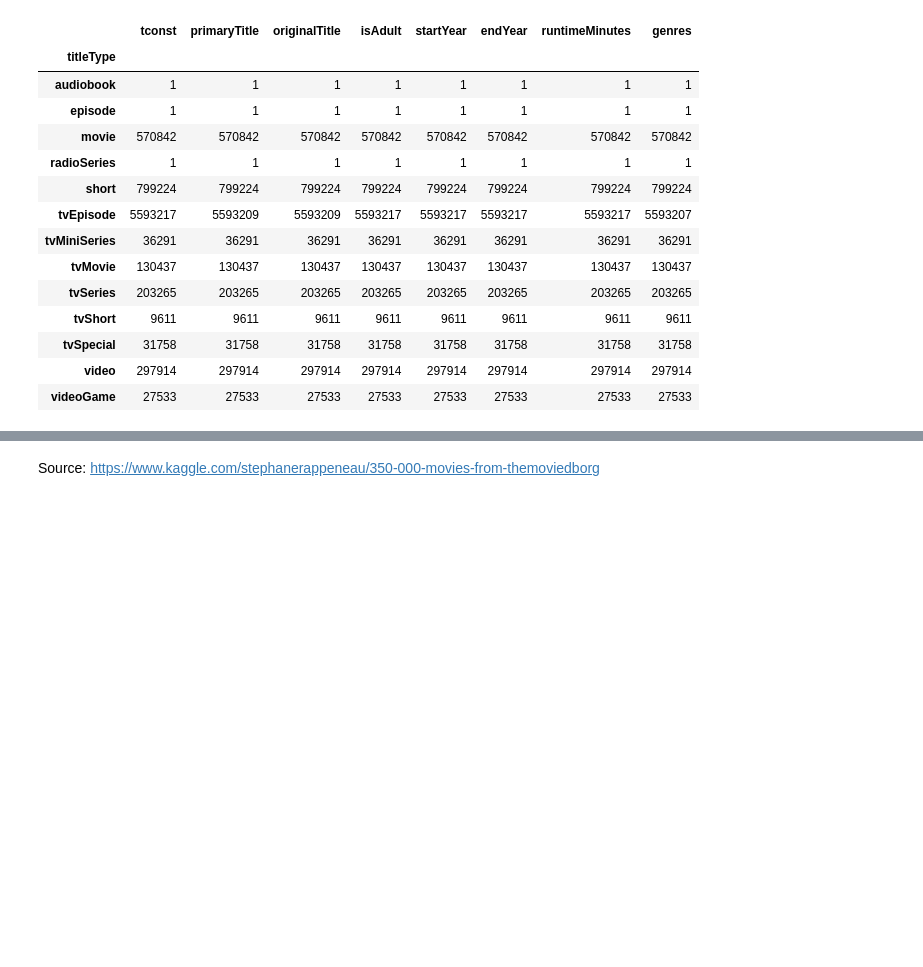
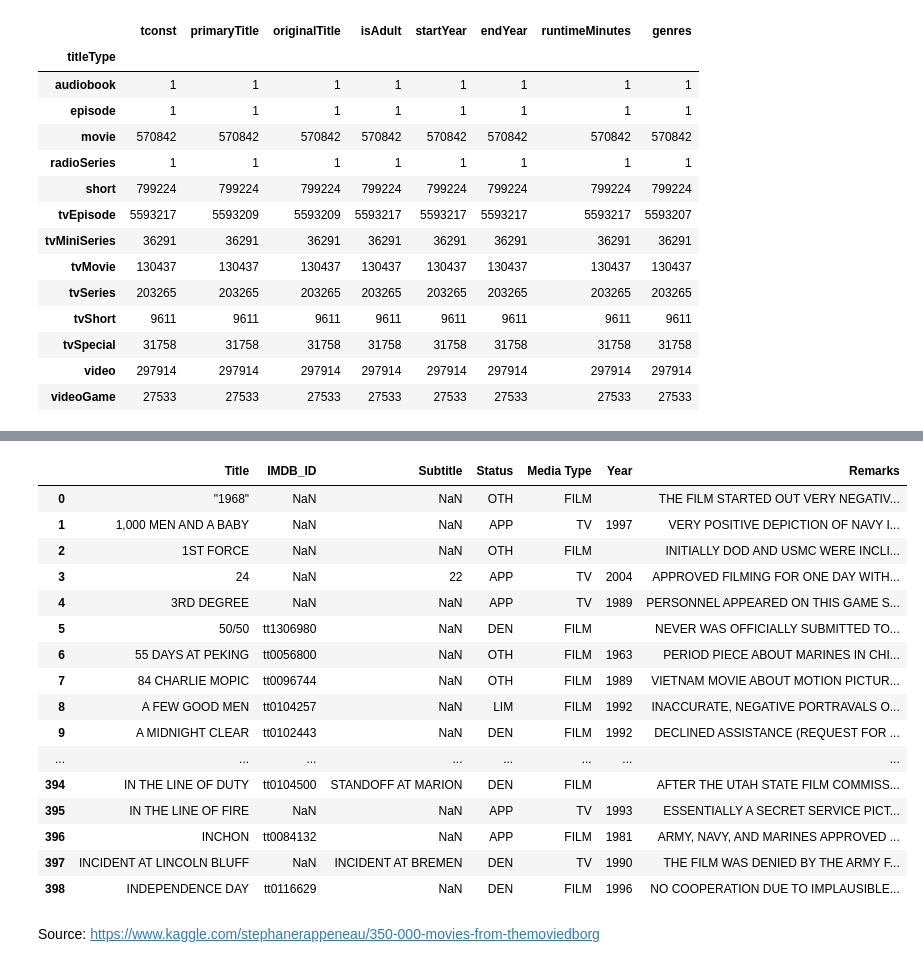
Before and after one commit to ravinitheshreddy/SubtlePropaganda, a Jupyter notebook: data_preparation.ipynb, the cells around one changed output, grey strips where cells are left out. Saved outputs shown, nothing was run; the diff lists cells and outputs as text; code cells hidden in the pictures; blank space fills up the shorter version.

Commit message:
add main data and data prep file

```diff
--- a/data_preparation.ipynb
+++ b/data_preparation.ipynb
@@ -22,6 +17,7 @@ sns.set()
 # %%
+# set parameters to show max rows and columns and change format numbers to show three digits after decimal
 pd.set_option('display.max_rows', None)
 pd.set_option('display.max_columns', None)
 pd.options.mode.chained_assignment = None
-pd.set_option('display.float_format', lambda x: '%.3f' % x)
+#pd.set_option('display.float_format', lambda x: '%.3f' % x)
 # %%
@@ -95,3 +107,30 @@ columns_interested =
+# %%
+# read military hollywood data where imdb_id added as column
+military_hollywood_imdbid = pd.read_csv('military-hollywood-full_imdbidAdded.csv', delimiter=',')
+military_hollywood_imdbid.Year = military_hollywood_imdbid.Year.fillna('')
+# %%
+# TO DO :
+
+# Fill the blanks IMDB_ID in the military-hollywood-full_imdbidAdded.csv file.
+military_hollywood_imdbid
+# %% [output]
+|  | Title | IMDB_ID | Subtitle | Status | Media Type | Year | Remarks |
+| 0 | "1968" | NaN | NaN | OTH | FILM |  | THE FILM STARTED OUT VERY NEGATIV... |
+| 1 | 1,000 MEN AND A BABY | NaN | NaN | APP | TV | 1997 | VERY POSITIVE DEPICTION OF NAVY I... |
+| 2 | 1ST FORCE | NaN | NaN | OTH | FILM |  | INITIALLY DOD AND USMC WERE INCLI... |
+| 3 | 24 | NaN | 22 | APP | TV | 2004 | APPROVED FILMING FOR ONE DAY WITH... |
+| 4 | 3RD DEGREE | NaN | NaN | APP | TV | 1989 | PERSONNEL APPEARED ON THIS GAME S... |
+| 5 | 50/50 | tt1306980 | NaN | DEN | FILM |  | NEVER WAS OFFICIALLY SUBMITTED TO... |
+| 6 | 55 DAYS AT PEKING | tt0056800 | NaN | OTH | FILM | 1963 | PERIOD PIECE ABOUT MARINES IN CHI... |
+| 7 | 84 CHARLIE MOPIC | tt0096744 | NaN | OTH | FILM | 1989 | VIETNAM MOVIE ABOUT MOTION PICTUR... |
+| 8 | A FEW GOOD MEN | tt0104257 | NaN | LIM | FILM | 1992 | INACCURATE, NEGATIVE PORTRAVALS O... |
+| 9 | A MIDNIGHT CLEAR | tt0102443 | NaN | DEN | FILM | 1992 | DECLINED ASSISTANCE (REQUEST FOR ... |
+| ... | ... | ... | ... | ... | ... | ... | ... |
+| 394 | IN THE LINE OF DUTY | tt0104500 | STANDOFF AT MARION | DEN | FILM |  | AFTER THE UTAH STATE FILM COMMISS... |
+| 395 | IN THE LINE OF FIRE | NaN | NaN | APP | TV | 1993 | ESSENTIALLY A SECRET SERVICE PICT... |
+| 396 | INCHON | tt0084132 | NaN | APP | FILM | 1981 | ARMY, NAVY, AND MARINES APPROVED ... |
+| 397 | INCIDENT AT LINCOLN BLUFF | NaN | INCIDENT AT BREMEN | DEN | TV | 1990 | THE FILM WAS DENIED BY THE ARMY F... |
+| 398 | INDEPENDENCE DAY | tt0116629 | NaN | DEN | FILM | 1996 | NO COOPERATION DUE TO IMPLAUSIBLE... |
 # %% [markdown]
 Source: https://www.kaggle.com/stephanerappeneau/350-000-movies-from-themoviedborg
 # %%
```
Also changed, not shown: parts of 19 cells of this notebook, 1 other file.
